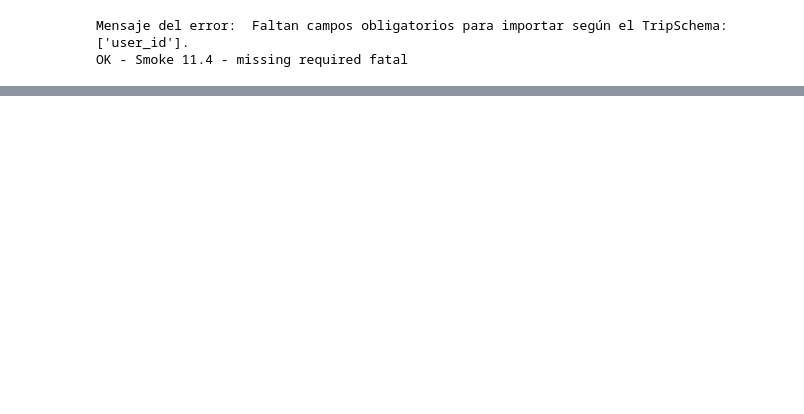
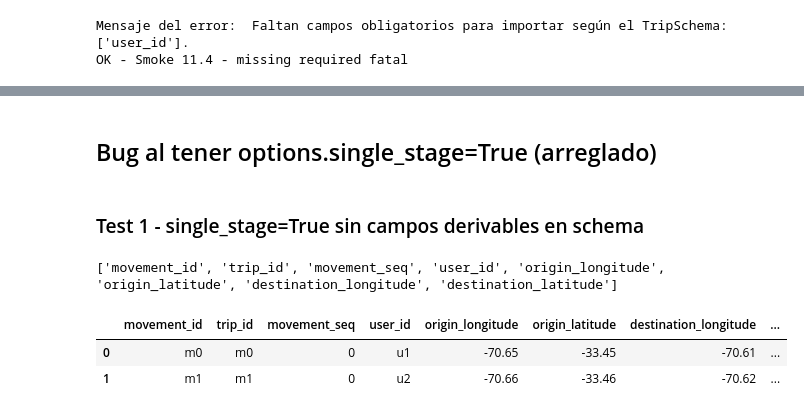
Before and after one commit to sebastianolmos/pylondrina, a Jupyter notebook: notebooks/testing/import_trips/helper_level_tests.ipynb, the cells around one changed output, grey strips where cells are left out. Saved outputs shown, nothing was run; the diff lists cells and outputs as text; code cells hidden in the pictures; blank space fills up the shorter version.

Commit message:
Fixed a bug that occurred when options.single_stage=True was set during import. Added tests to verify that the issue has been resolved

```diff
--- a/notebooks/testing/import_trips/helper_level_tests.ipynb
+++ b/notebooks/testing/import_trips/helper_level_tests.ipynb
@@ -4029,0 +4030,58 @@ OK - Smoke 11.6 - single_stage=True
+# %% [markdown]
+## Bug al tener options.single_stage=True (arreglado)
+# %% [markdown]
+### Test 1 - single_stage=True sin campos derivables en schema
+# %%
+from pylondrina.importing import import_trips_from_dataframe, ImportOptions
+from pylondrina.schema import TripSchema, FieldSpec
+
+schema = TripSchema(
+    version="test-1",
+    fields={
+        "user_id": FieldSpec("user_id", "string", required=True),
+        "origin_longitude": FieldSpec("origin_longitude", "float", required=True),
+        "origin_latitude": FieldSpec("origin_latitude", "float", required=True),
+        "destination_longitude": FieldSpec("destination_longitude", "float", required=True),
+        "destination_latitude": FieldSpec("destination_latitude", "float", required=True),
+    },
+    required=[
+        "user_id",
+        "origin_longitude",
+        "origin_latitude",
+        "destination_longitude",
+        "destination_latitude",
+    ],
+)
+
+df = pd.DataFrame({
+    "user_id": ["u1", "u2"],
+    "origin_longitude": [-70.65, -70.66],
+    "origin_latitude": [-33.45, -33.46],
+    "destination_longitude": [-70.61, -70.62],
+    "destination_latitude": [-33.41, -33.42],
+})
+
+opts = ImportOptions(
+    keep_extra_fields=False,
+    selected_fields=None,
+    strict=False,
+    strict_domains=False,
+    single_stage=True,
+    source_timezone=None,
+)
+
+tripds, report = import_trips_from_dataframe(
+    df,
+    schema=schema,
+    source_name="test_single_stage_no_ids_in_schema",
+    options=opts,
+    h3_resolution=8,
+)
+
+print(tripds.data.columns.tolist())
+display(tripds.data.head())
+# %% [output]
+['movement_id', 'trip_id', 'movement_seq', 'user_id', 'origin_longitude', 'origin_latitude', 'destination_longitude', 'destination_latitude']
+|  | movement_id | trip_id | movement_seq | user_id | origin_longitude | origin_latitude | destination_longitude | ... |
+| 0 | m0 | m0 | 0 | u1 | -70.65 | -33.45 | -70.61 | ... |
+| 1 | m1 | m1 | 0 | u2 | -70.66 | -33.46 | -70.62 | ... |
```
Also changed, not shown: parts of 9 cells of this notebook, 1 other file.
